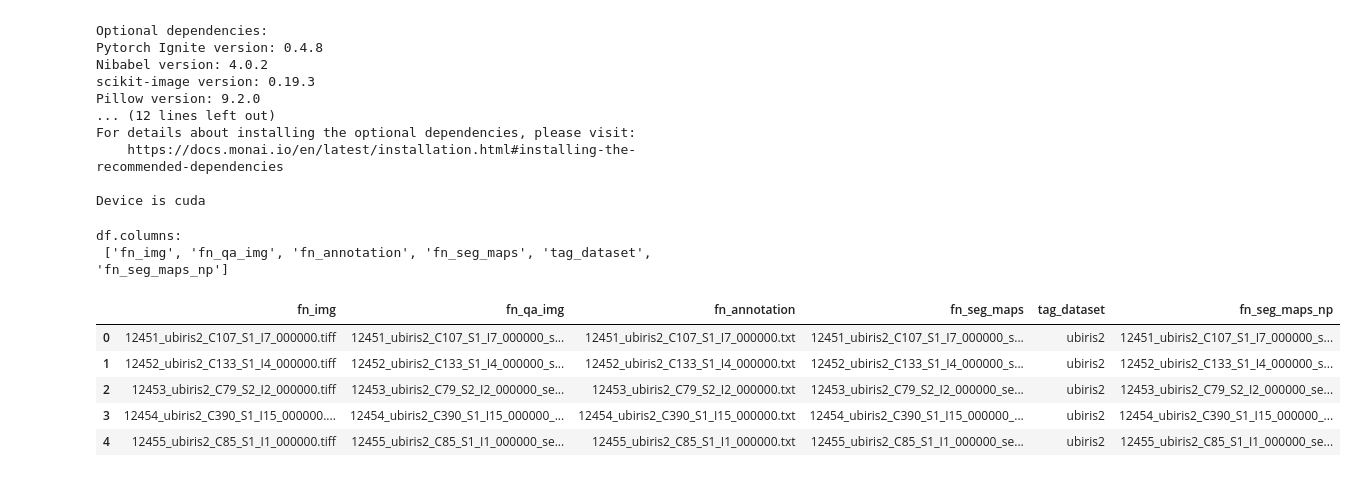
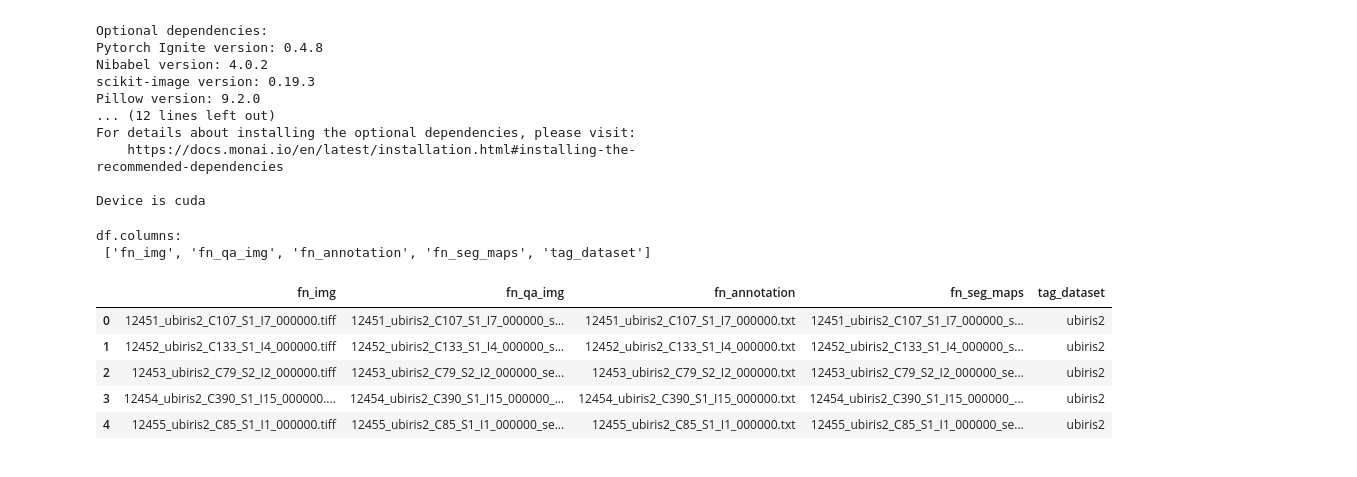
Before and after one commit to BerkOlcay/DeepVog3D, a Jupyter notebook: OverlappingToOnehotConversion.ipynb, the cells around one changed output. Saved outputs shown, nothing was run; the diff lists cells and outputs as text; code cells hidden in the pictures.

```diff
--- a/OverlappingToOnehotConversion.ipynb
+++ b/OverlappingToOnehotConversion.ipynb
@@ -72,7 +72,13 @@ For details about installing the optional dependencies, please visit:
 Device is cuda
 # %%
 
-def draw_segmented_area(frame_rgb, pupil_map_masked, iris_map_masked, glints_map_masked, visible_map_masked, ax=None):
+def draw_segmented_area(frame_rgb,
+                        pupil_map_masked,
+                        iris_map_masked,
+                        glints_map_masked,
+                        visible_map_masked,
+                        irrelevant_map_masked,
+                        ax=None):
     # Plot segmented area
     #fig, ax = plt.subplots(figsize=(3.2,2.4))
     alpha=0.4
@@ -87,13 +93,20 @@ def draw_segmented_area(frame_rgb, pupil_map_masked, iris_map_masked, glints_map
     ax.imshow(np.ma.masked_where(iris_map_masked<0.5,iris_map_masked), cmap="GnBu", vmax=1, vmin=0, alpha=alpha)
     ax.imshow(np.ma.masked_where(pupil_map_masked<0.5,pupil_map_masked), cmap="OrRd", vmax=1, vmin=0, alpha=alpha)
     ax.imshow(np.ma.masked_where(glints_map_masked<0.5,glints_map_masked), cmap="cool", vmax=1, vmin=0, alpha=alpha)
+    ax.imshow(np.ma.masked_where(irrelevant_map_masked<0.5,irrelevant_map_masked), cmap="Wistia", vmax=1, vmin=0, alpha=alpha)
     ax.axis('off')
     if fig_created:
         fig.tight_layout()
         fig.canvas.draw()
         plt.show()
 
-def draw_segmented_areas_separately(frame_rgb, pupil_map_masked, iris_map_masked, glints_map_masked, visible_map_masked, ax=None):
+def draw_segmented_areas_separately(frame_rgb,
+                        pupil_map_masked,
+                        iris_map_masked,
+                        glints_map_masked,
+                        visible_map_masked,
+                        irrelevant_map_masked,
+                        ax=None):
     # Plot segmented area
     #fig, ax = plt.subplots(figsize=(3.2,2.4))
     alpha=0.4
@@ -101,7 +114,7 @@ def draw_segmented_areas_separately(frame_rgb, pupil_map_masked, iris_map_masked
     if ax is None:
         fig = plt.figure(figsize=(32, 24))
         #canvas = FigureCanvas(fig)
-        ax = fig.subplots(1,4)
+        ax = fig.subplots(1,5)
         fig_created = True
     ax[0].imshow(np.ma.masked_where(visible_map_masked<0.5,visible_map_masked), cmap="spring", vmax=1, vmin=0)
     ax[0].axis('off')
@@ -114,6 +127,9 @@ def draw_segmented_areas_separately(frame_rgb, pupil_map_masked, iris_map_masked
 
     ax[3].imshow(np.ma.masked_where(glints_map_masked<0.5,glints_map_masked), cmap="cool", vmax=1, vmin=0)
     ax[3].axis('off')
+
+    ax[4].imshow(np.ma.masked_where(irrelevant_map_masked<0.5,irrelevant_map_masked), cmap="Wistia", vmax=1, vmin=0)
+    ax[4].axis('off')
     if fig_created:
         fig.tight_layout()
         fig.canvas.draw()
@@ -178,41 +194,40 @@ def draw_segmented_visible(frame_rgb, visible_map_masked, ax=None):
     # Plot segmented area
     #fig, ax = plt.subplots(figsize=(3.2,2.4))
     alpha=0.4
     fig_created = False
     if ax is None:
         fig = plt.figure(figsize=(3.2,2.4))
         #canvas = FigureCanvas(fig)
         ax = fig.subplots()
         fig_created = True
     ax.imshow(frame_rgb)#, vmax=1, vmin=0, cmap="gray")
     ax.imshow(np.ma.masked_where(visible_map_masked<0.5,visible_map_masked), cmap="spring", vmax=1, vmin=0, alpha=alpha)
     ax.axis('off')
     if fig_created:
         fig.tight_layout()
         fig.canvas.draw()
         plt.show()
 
 pn_code = 'E:\\Users\\BerkOlcay\\DeepVOG3D\\DeepVOG3D\\PYTHON'
 pn_data = 'E:\\Users\\BerkOlcay\\DeepVOG3D\\DeepVOG3D\\data\\data_dv3d_monai_QA'
 
 df = pd.read_csv(os.path.join(pn_code,'df_dv3d_monai_files.csv'), index_col=0)
-df['fn_seg_maps_np'] = [s.replace('.pkl','.pkl') for s in df.fn_seg_maps]
 
 # set up dataset splits and dict-lists
 check_idxs = np.arange(0,df.shape[0])
 
-check_files = [{"img": os.path.join(pn_data, fn_img), "seg": os.path.join(pn_data, fn_seg)} for fn_img, fn_seg in zip(df.fn_img[check_idxs], df.fn_seg_maps_np[check_idxs])]
+check_files = [{"img": os.path.join(pn_data, fn_img), "seg": os.path.join(pn_data, fn_seg)} for fn_img, fn_seg in zip(df.fn_img[check_idxs], df.fn_seg_maps[check_idxs])]
 
 print(f'df.columns:\n {df.columns.tolist()}')
 df.head()
 # %% [output]
 df.columns:
- ['fn_img', 'fn_qa_img', 'fn_annotation', 'fn_seg_maps', 'tag_dataset', 'fn_seg_maps_np']
+ ['fn_img', 'fn_qa_img', 'fn_annotation', 'fn_seg_maps', 'tag_dataset']
-|  | fn_img | fn_qa_img | fn_annotation | fn_seg_maps | tag_dataset | fn_seg_maps_np |
-| 0 | 12451_ubiris2_C107_S1_I7_000000.tiff | 12451_ubiris2_C107_S1_I7_000000_s... | 12451_ubiris2_C107_S1_I7_000000.txt | 12451_ubiris2_C107_S1_I7_000000_s... | ubiris2 | 12451_ubiris2_C107_S1_I7_000000_s... |
-| 1 | 12452_ubiris2_C133_S1_I4_000000.tiff | 12452_ubiris2_C133_S1_I4_000000_s... | 12452_ubiris2_C133_S1_I4_000000.txt | 12452_ubiris2_C133_S1_I4_000000_s... | ubiris2 | 12452_ubiris2_C133_S1_I4_000000_s... |
-| 2 | 12453_ubiris2_C79_S2_I2_000000.tiff | 12453_ubiris2_C79_S2_I2_000000_se... | 12453_ubiris2_C79_S2_I2_000000.txt | 12453_ubiris2_C79_S2_I2_000000_se... | ubiris2 | 12453_ubiris2_C79_S2_I2_000000_se... |
-| 3 | 12454_ubiris2_C390_S1_I15_000000.... | 12454_ubiris2_C390_S1_I15_000000_... | 12454_ubiris2_C390_S1_I15_000000.txt | 12454_ubiris2_C390_S1_I15_000000_... | ubiris2 | 12454_ubiris2_C390_S1_I15_000000_... |
-| 4 | 12455_ubiris2_C85_S1_I1_000000.tiff | 12455_ubiris2_C85_S1_I1_000000_se... | 12455_ubiris2_C85_S1_I1_000000.txt | 12455_ubiris2_C85_S1_I1_000000_se... | ubiris2 | 12455_ubiris2_C85_S1_I1_000000_se... |
+|  | fn_img | fn_qa_img | fn_annotation | fn_seg_maps | tag_dataset |
+| 0 | 12451_ubiris2_C107_S1_I7_000000.tiff | 12451_ubiris2_C107_S1_I7_000000_s... | 12451_ubiris2_C107_S1_I7_000000.txt | 12451_ubiris2_C107_S1_I7_000000_s... | ubiris2 |
+| 1 | 12452_ubiris2_C133_S1_I4_000000.tiff | 12452_ubiris2_C133_S1_I4_000000_s... | 12452_ubiris2_C133_S1_I4_000000.txt | 12452_ubiris2_C133_S1_I4_000000_s... | ubiris2 |
+| 2 | 12453_ubiris2_C79_S2_I2_000000.tiff | 12453_ubiris2_C79_S2_I2_000000_se... | 12453_ubiris2_C79_S2_I2_000000.txt | 12453_ubiris2_C79_S2_I2_000000_se... | ubiris2 |
+| 3 | 12454_ubiris2_C390_S1_I15_000000.... | 12454_ubiris2_C390_S1_I15_000000_... | 12454_ubiris2_C390_S1_I15_000000.txt | 12454_ubiris2_C390_S1_I15_000000_... | ubiris2 |
+| 4 | 12455_ubiris2_C85_S1_I1_000000.tiff | 12455_ubiris2_C85_S1_I1_000000_se... | 12455_ubiris2_C85_S1_I1_000000.txt | 12455_ubiris2_C85_S1_I1_000000_se... | ubiris2 |
 # %%
 def convert_overlapping_to_one_hot():
```
Also changed, not shown: parts of 5 cells of this notebook.
